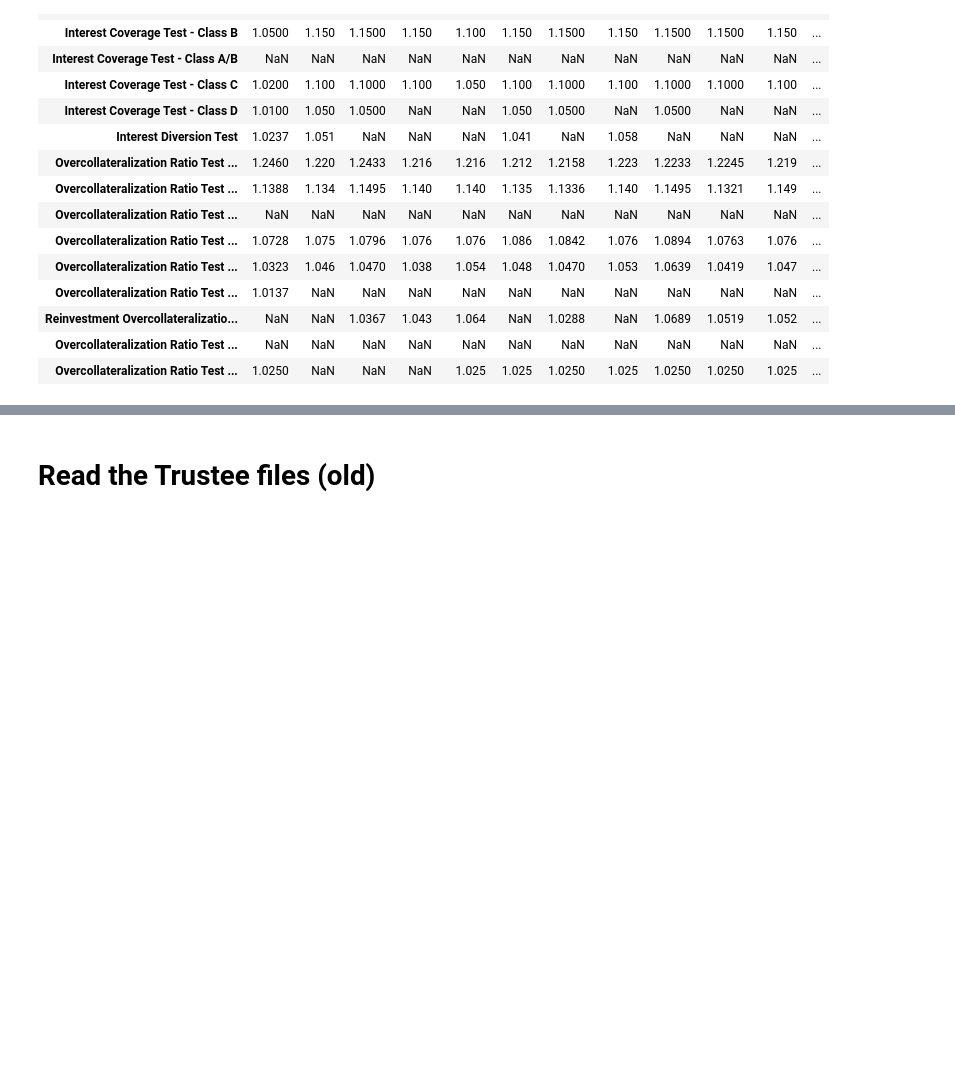
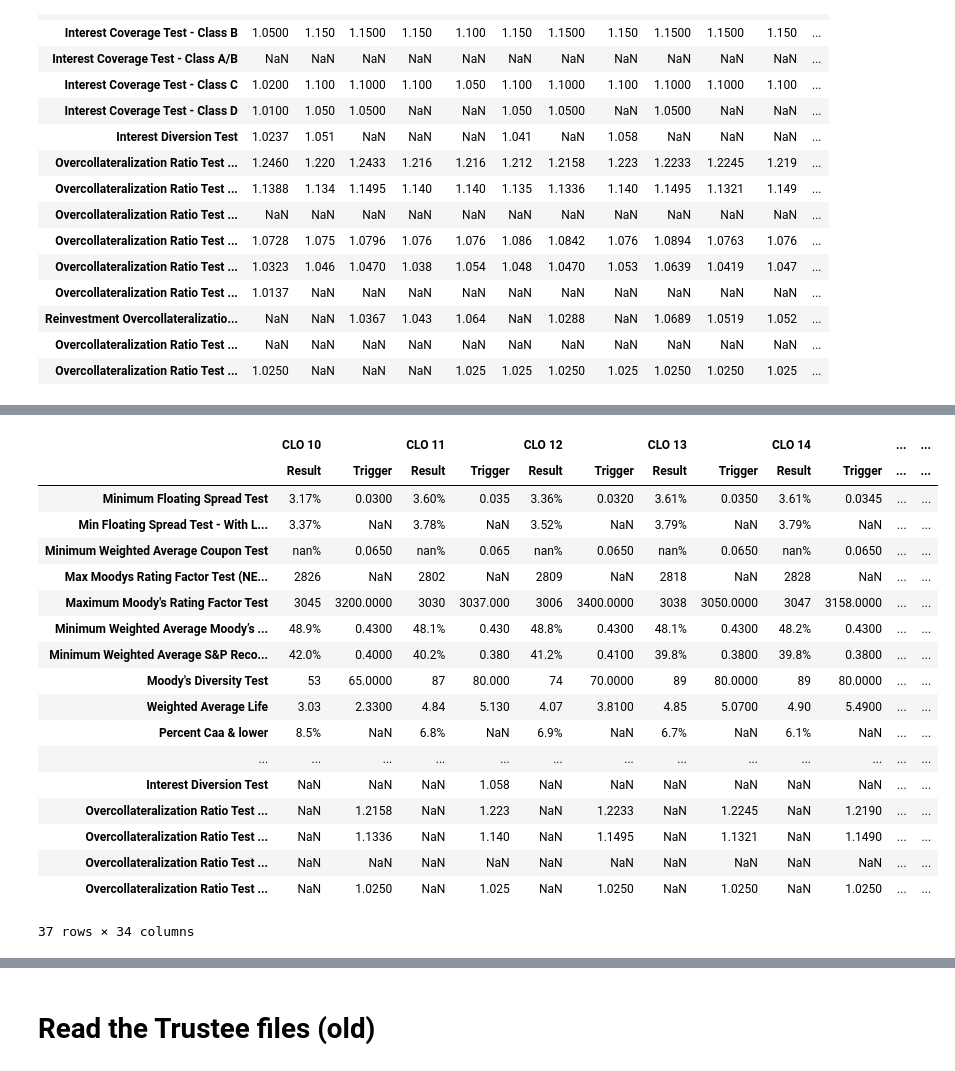
Before and after one commit to joshknechtel-gs/RM-IT, a Jupyter notebook: ComplianceChecks.ipynb, the cells around one changed output, grey strips where cells are left out. Saved outputs shown, nothing was run; the diff lists cells and outputs as text; code cells hidden in the pictures; blank space fills up the shorter version.

```diff
--- a/ComplianceChecks.ipynb
+++ b/ComplianceChecks.ipynb
@@ -1594,8 +1596,8 @@ coverage_map = {'Interest Coverage Test - Class A':'Interest Coverage Test - Cla
 
 triggers.loc[triggers['TestType']=='Coverage Test','Title'] = triggers.loc[triggers['TestType']=='Coverage Test','Title'].map(coverage_map)
 # %%
-trigger_table = build_trigger_tables(triggers,clo_list,coverage_stats)
-trigger_table
+trigger_table_cov = build_trigger_tables(triggers,clo_list,coverage_stats)
+trigger_table_cov
 # %% [output]
 Interest Coverage Test - Class A/B  for  CLO 4  DNE
 Overcollateralization Ratio Test - Class A/B  for  CLO 4  DNE
@@ -1669,0 +1672,34 @@ trigger_table
+# %%
+#all_stats.index
+
+all_stats_map = {'Min Floating Spread Test - no Libor Floors':'Minimum Floating Spread Test',
+       'Min Floating Spread Test - With Libor Floors':'Min Floating Spread Test - With Libor Floors',
+       'Minimum Weighted Average Coupon Test':'Minimum Weighted Average Coupon Test',
+       'Max Moodys Rating Factor Test (NEW WARF)':'Max Moodys Rating Factor Test (NEW WARF)',
+       'Max Moodys Rating Factor Test (Orig WARF)':'Maximum Moody\'s Rating Factor Test',
+       'Min Moodys Recovery Rate Test':'Minimum Weighted Average Moody’s Recovery Rate Test',
+       'Min S&P Recovery Rate Class A-1a':'Minimum Weighted Average S&P Recovery Rate Test - Class A-1',
+       'Moodys Diversity Test':'Moody\'s Diversity Test',
+       'Weighted Average Life Test':'Weighted Average Life',
+       'Percent Caa & lower':'Percent Caa & lower',
+       'Percent CCC & lower':'Percent CCC & lower',
+       'Percent 2nd Lien':'Percent 2nd Lien',
+       'Total Portfolio Par (excl. Defaults)':'Total Portfolio Par (excl. Defaults)',
+       'Class A/B Overcollateralization Ratio':'Overcollateralization Ratio Test - Class A/B',
+       'Class C Overcollateralization Ratio':'Overcollateralization Ratio Test - Class C',
+       'Class D Overcollateralization Ratio':'Overcollateralization Ratio Test - Class D',
+       'Class E Overcollateralization Ratio':'Overcollateralization Ratio Test - Class E',
+       'Reinvestment Overcollateralization Ratio':'Reinvestment Overcollateralization Test',
+       'S&P Weighted Average Rating Factor (SP WARF)':'S&P Weighted Average Rating Factor (SP WARF)',
+       'Default Rate Dispersion (DRD)':'Default Rate Dispersion (DRD)',
+       'Obligor Diversity Measure (ODM)':'Obligor Diversity Measure (ODM)',
+       'Industry Diversity Measure (IDM)':'Industry Diversity Measure (IDM)',
+       'Regional Diversity Measure (RDM)':'Regional Diversity Measure (RDM)',
+       'Weighted Average Life (WAL)':'Weighted Average Life (WAL)',
+       'Break-Even Default Rate (BDR)':'Break-Even Default Rate (BDR)',
+       'Adjusted Break-Even Default Rate (Adj BDR)':'Adjusted Break-Even Default Rate (Adj BDR)',
+       'Scenario Default Rate (SDR)':'Scenario Default Rate (SDR)'}
+
+#all_stats.loc[triggers['TestType']=='Coverage Test','Title'] = \
+all_stats.index = all_stats.index.map(all_stats_map)
+all_stats
@@ -1669,0 +1724,27 @@ trigger_table
+# %%
+trigger_table = trigger_table_q.append(trigger_table_cov)
+# %%
+#df1 = pd.DataFrame({'A':['A0','A1','A2'],'B':['B0','B1','B2'],'C':['C0','C1','C2']},index=pd.date_range('2017-01-01',periods=3, freq='M'))
+#df2 = pd.DataFrame({'A':['A3','A4','A5'],'B':['B3','B4','B5'],'C':['C3','C4','C5']},index=pd.date_range('2017-01-01',periods=3, freq='M'))
+
+pd.concat([all_stats,trigger_table],axis=1,keys=['Result','Trigger']).swaplevel(0,1,axis=1).sort_index(axis=1)
+# %% [output]
+|  | CLO 10 |  | CLO 11 |  | CLO 12 |  | CLO 13 |  | CLO 14 |  | ... | ... |
+|  | Result | Trigger | Result | Trigger | Result | Trigger | Result | Trigger | Result | Trigger | ... | ... |
+| Minimum Floating Spread Test | 3.17% | 0.0300 | 3.60% | 0.035 | 3.36% | 0.0320 | 3.61% | 0.0350 | 3.61% | 0.0345 | ... | ... |
+| Min Floating Spread Test - With L... | 3.37% | NaN | 3.78% | NaN | 3.52% | NaN | 3.79% | NaN | 3.79% | NaN | ... | ... |
+| Minimum Weighted Average Coupon Test | nan% | 0.0650 | nan% | 0.065 | nan% | 0.0650 | nan% | 0.0650 | nan% | 0.0650 | ... | ... |
+| Max Moodys Rating Factor Test (NE... | 2826 | NaN | 2802 | NaN | 2809 | NaN | 2818 | NaN | 2828 | NaN | ... | ... |
+| Maximum Moody's Rating Factor Test | 3045 | 3200.0000 | 3030 | 3037.000 | 3006 | 3400.0000 | 3038 | 3050.0000 | 3047 | 3158.0000 | ... | ... |
+| Minimum Weighted Average Moody’s ... | 48.9% | 0.4300 | 48.1% | 0.430 | 48.8% | 0.4300 | 48.1% | 0.4300 | 48.2% | 0.4300 | ... | ... |
+| Minimum Weighted Average S&P Reco... | 42.0% | 0.4000 | 40.2% | 0.380 | 41.2% | 0.4100 | 39.8% | 0.3800 | 39.8% | 0.3800 | ... | ... |
+| Moody's Diversity Test | 53 | 65.0000 | 87 | 80.000 | 74 | 70.0000 | 89 | 80.0000 | 89 | 80.0000 | ... | ... |
+| Weighted Average Life | 3.03 | 2.3300 | 4.84 | 5.130 | 4.07 | 3.8100 | 4.85 | 5.0700 | 4.90 | 5.4900 | ... | ... |
+| Percent Caa & lower | 8.5% | NaN | 6.8% | NaN | 6.9% | NaN | 6.7% | NaN | 6.1% | NaN | ... | ... |
+| ... | ... | ... | ... | ... | ... | ... | ... | ... | ... | ... | ... | ... |
+| Interest Diversion Test | NaN | NaN | NaN | 1.058 | NaN | NaN | NaN | NaN | NaN | NaN | ... | ... |
+| Overcollateralization Ratio Test ... | NaN | 1.2158 | NaN | 1.223 | NaN | 1.2233 | NaN | 1.2245 | NaN | 1.2190 | ... | ... |
+| Overcollateralization Ratio Test ... | NaN | 1.1336 | NaN | 1.140 | NaN | 1.1495 | NaN | 1.1321 | NaN | 1.1490 | ... | ... |
+| Overcollateralization Ratio Test ... | NaN | NaN | NaN | NaN | NaN | NaN | NaN | NaN | NaN | NaN | ... | ... |
+| Overcollateralization Ratio Test ... | NaN | 1.0250 | NaN | 1.025 | NaN | 1.0250 | NaN | 1.0250 | NaN | 1.0250 | ... | ... |
+37 rows × 34 columns
```
Also changed, not shown: parts of 24 cells of this notebook, 1 other file.
